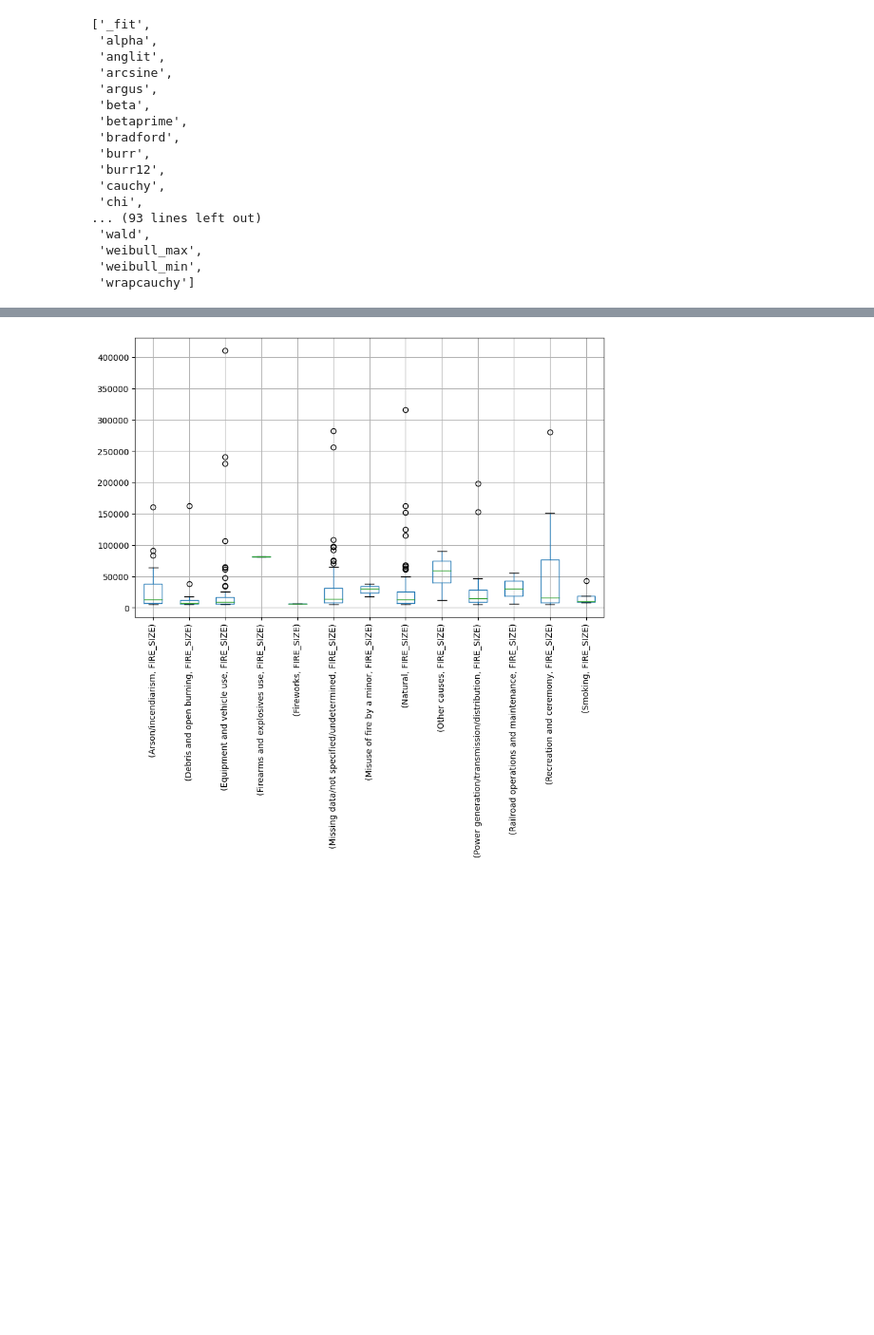
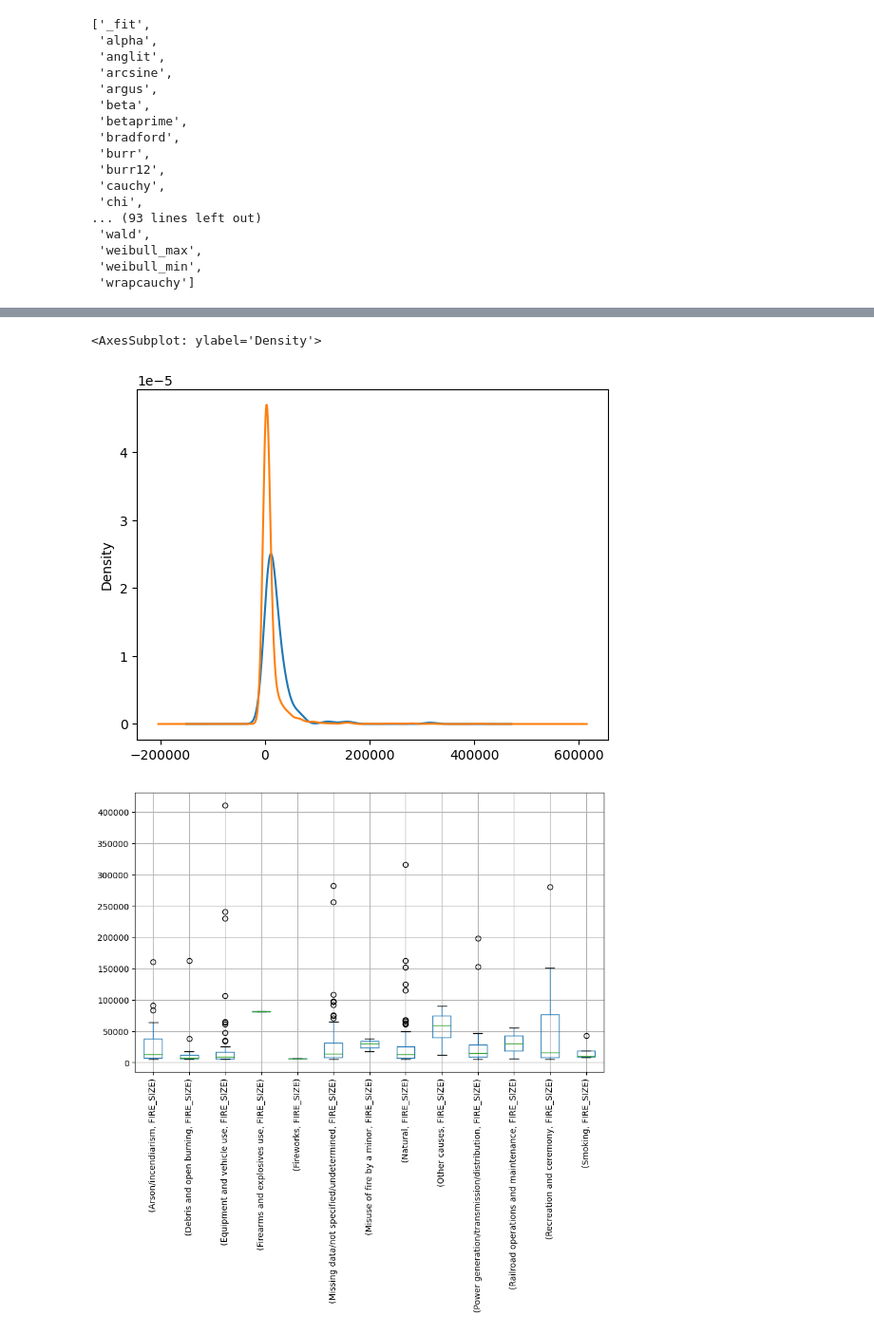
Before and after one commit to pranjaliborse2/Wildfire-Risk-Assessment, a Jupyter notebook: Wildfire.ipynb, the cells around one changed output, grey strips where cells are left out. Shown at 95% size. Saved outputs shown, nothing was run; the diff lists cells and outputs as text; code cells hidden in the pictures; blank space fills up the shorter version.

```diff
--- a/Wildfire.ipynb
+++ b/Wildfire.ipynb
@@ -273,3 +266,9 @@ genpareto Parameters: loc=0.7388060424545841, scale=4999.999994233325
+# %%
+fire_CA[(fire_CA['NWCG_GENERAL_CAUSE']=='Natural')&(fire_CA['FIRE_SIZE_CLASS']=='G')]['FIRE_SIZE'].plot(kind='density')
+data['FIRE_SIZE'].plot(kind='density')
+# %% [output]
+<AxesSubplot: ylabel='Density'>
+[figure, added]
 # %%
 fire_CA[fire_CA['FIRE_SIZE_CLASS']=='G'].groupby('NWCG_GENERAL_CAUSE')[['FIRE_SIZE']].boxplot(subplots=False, rot=90,figsize=(10,6))
 plt.show()
```
Also changed, not shown: parts of 19 cells of this notebook.
